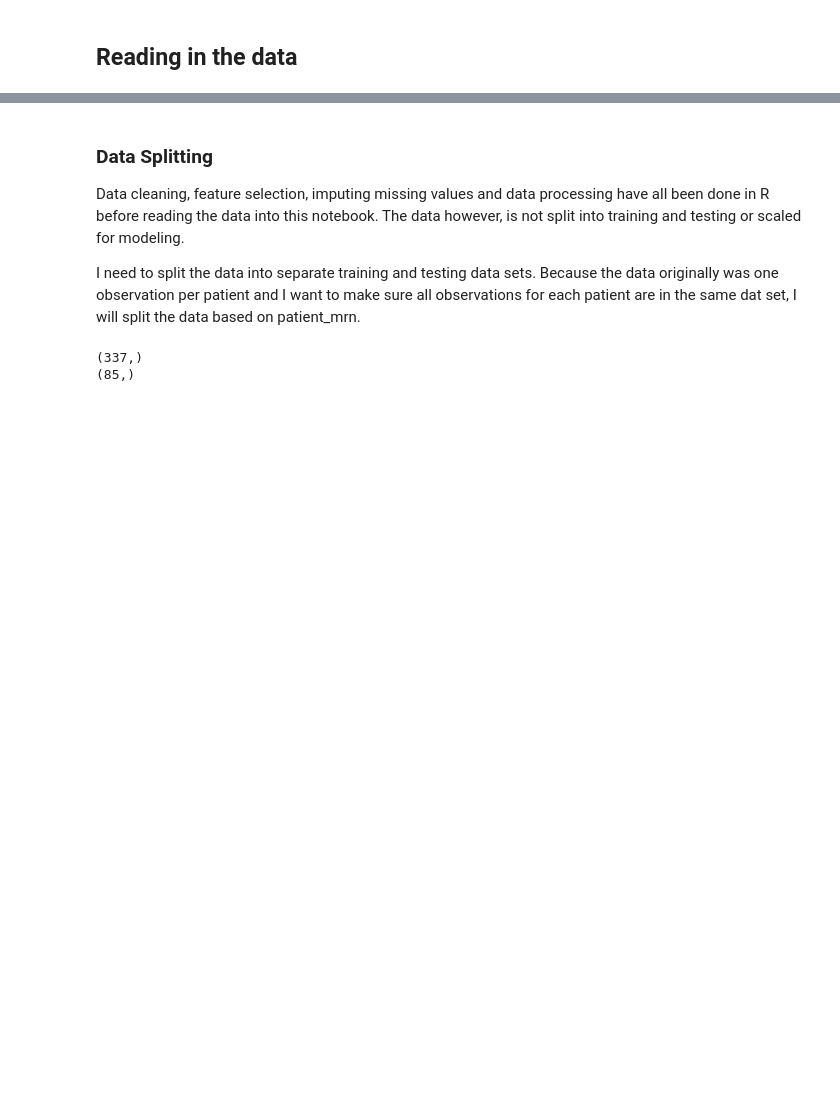
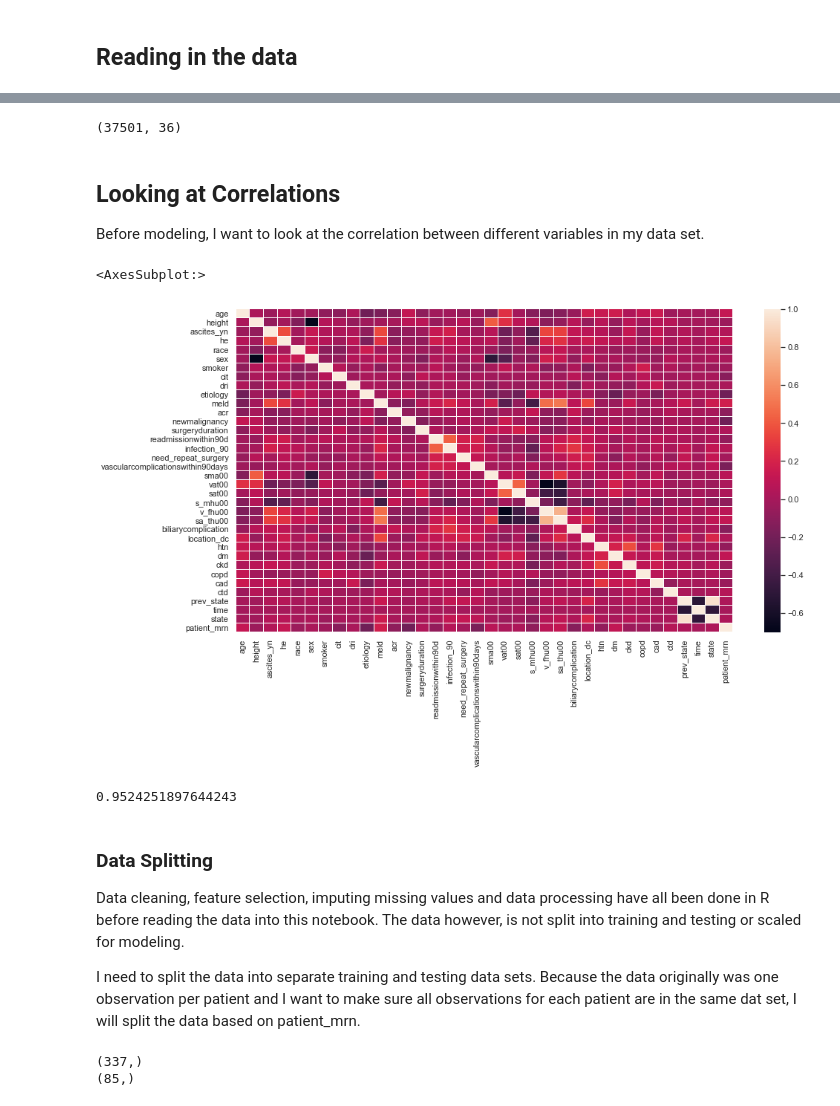
Before and after one commit to sktorre/liver_transplant_research, a Jupyter notebook: modeling_nn.ipynb, the cells around one changed output, grey strips where cells are left out. Saved outputs shown, nothing was run; the diff lists cells and outputs as text; code cells hidden in the pictures; blank space fills up the shorter version.

```diff
--- a/modeling_nn.ipynb
+++ b/modeling_nn.ipynb
@@ -69,0 +77,2 @@ dtype: int64
+# %%
+df = df[df['prev_state'] != 'Dead']
@@ -69,0 +83,2 @@ dtype: int64
+# %%
+df = df[df['time'] < 91]
@@ -69,0 +93,6 @@ dtype: int64
+# %%
+df['state'].replace(["Home/IPR", "Hospital", "ICU/Vent", "Dead"],
+                        [0, 1, 2, 3], inplace=True)
+
+df['prev_state'].replace(["Home/IPR", "Hospital", "ICU/Vent"],
+                        [0, 1, 2], inplace=True)
@@ -70,3 +129,27 @@ dtype: int64
+# %%
+df.shape
+# %% [output]
+(37501, 36)
+# %% [markdown]
+## Looking at Correlations
+
+Before modeling, I want to look at the correlation between different variables in my data set.
+# %%
+import seaborn as sns
+import matplotlib as plt
+corr = df.corr()
+sns.set(rc = {'figure.figsize':(15,8)})
+sns.heatmap(corr,
+xticklabels=corr.columns.values,
+yticklabels=corr.columns.values,
+           linewidths=.005)
+# %% [output]
+<AxesSubplot:>
+[figure, added]
+# %%
+df['state'].corr(df['prev_state'])
+# %% [output]
+0.9524251897644243
 # %% [markdown]
 ### Data Splitting
 
```
Also changed, not shown: parts of 47 cells of this notebook, 5 other files.
